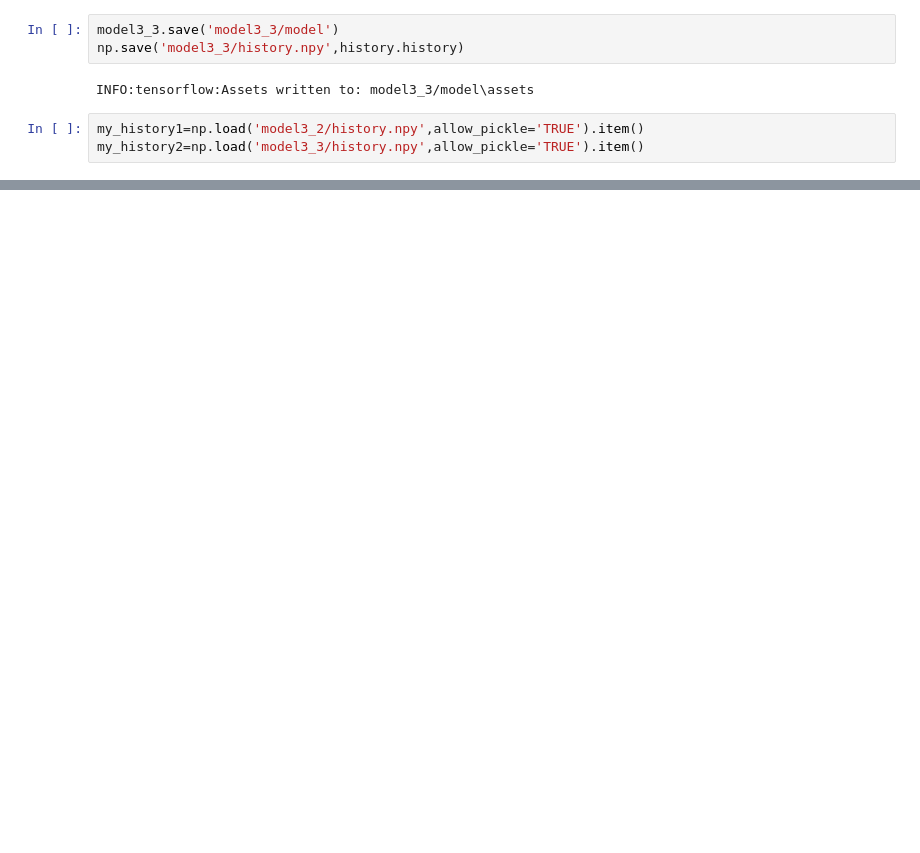
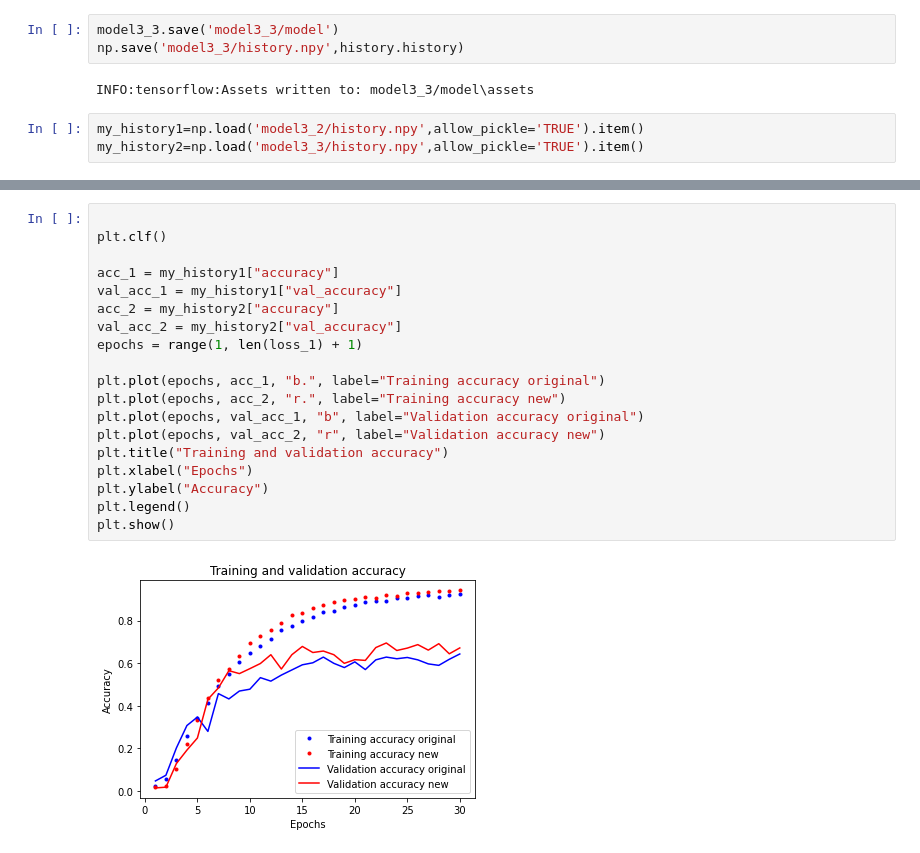
Before and after one commit to eduardosoy/MyTFG, a Jupyter notebook: tfg3_conexiones_residuales.ipynb, the cells around one changed output, grey strips where cells are left out. Cells and saved outputs as stored; diff of their text form; blank space fills up the shorter version.

```diff
--- a/tfg3_conexiones_residuales.ipynb
+++ b/tfg3_conexiones_residuales.ipynb
@@ -590,0 +801,21 @@ results
+# %%
+
+plt.clf()
+
+acc_1 = my_history1["accuracy"]
+val_acc_1 = my_history1["val_accuracy"]
+acc_2 = my_history2["accuracy"]
+val_acc_2 = my_history2["val_accuracy"]
+epochs = range(1, len(loss_1) + 1)
+
+plt.plot(epochs, acc_1, "b.", label="Training accuracy original")
+plt.plot(epochs, acc_2, "r.", label="Training accuracy new")
+plt.plot(epochs, val_acc_1, "b", label="Validation accuracy original")
+plt.plot(epochs, val_acc_2, "r", label="Validation accuracy new")
+plt.title("Training and validation accuracy")
+plt.xlabel("Epochs")
+plt.ylabel("Accuracy")
+plt.legend()
+plt.show()
+# %% [output]
+[figure, added]
```
Also changed, not shown: parts of 112 cells of this notebook.
